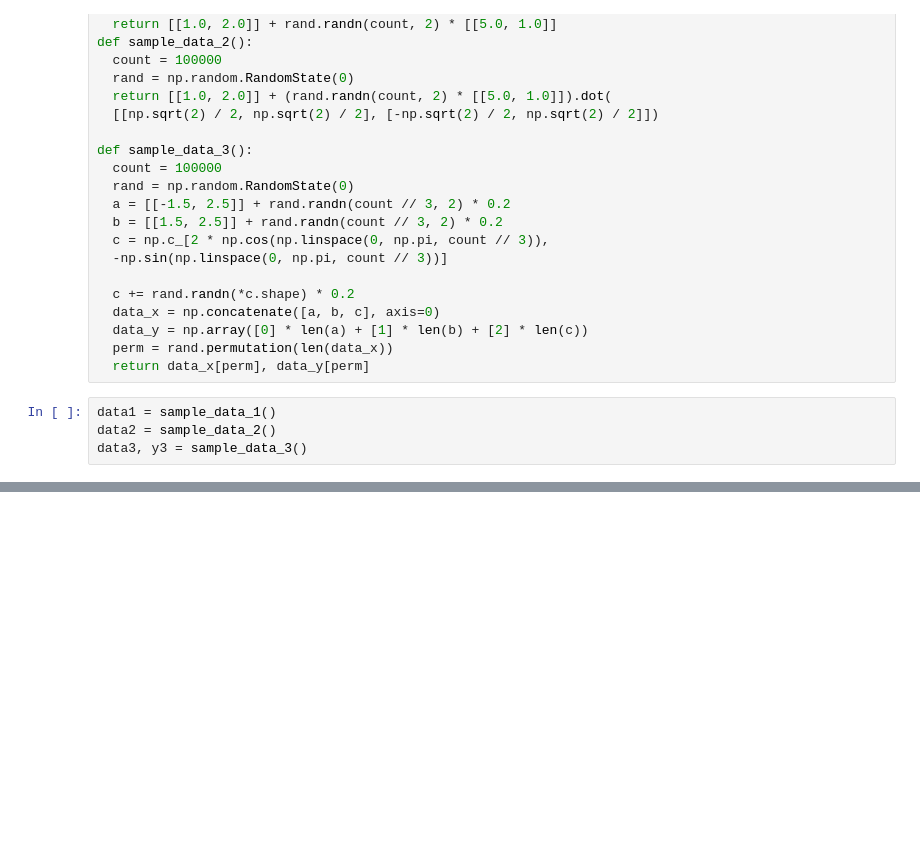
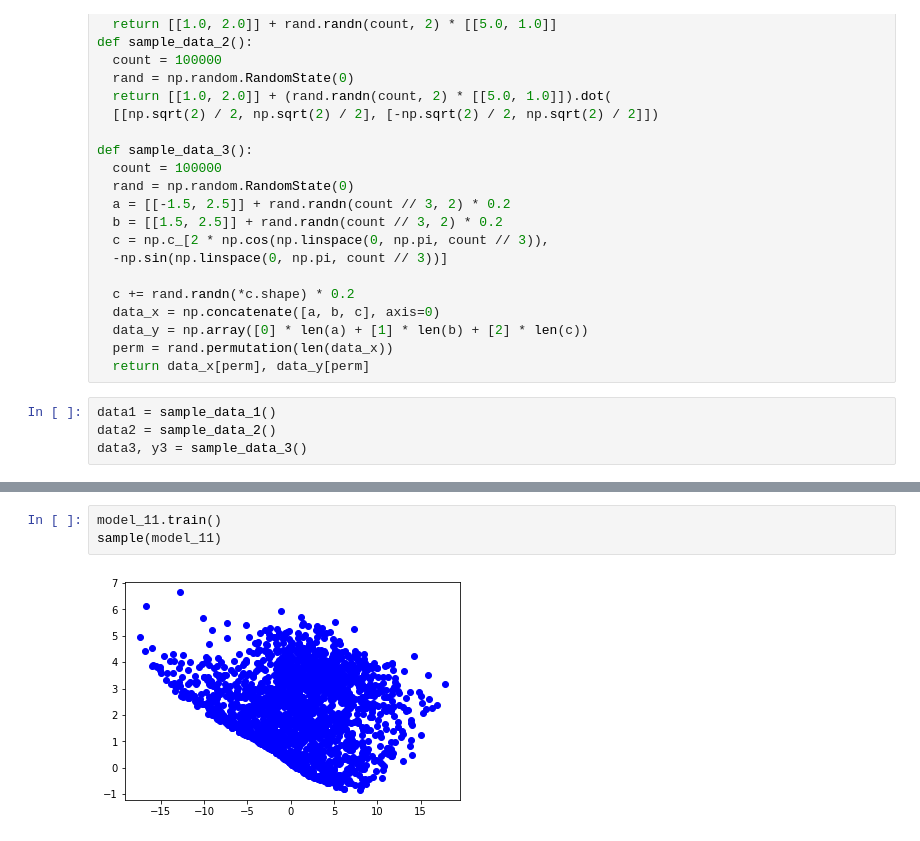
Before and after one commit to iisuslik43/dul, a Jupyter notebook: hw3.ipynb, the cells around one changed output, grey strips where cells are left out. Drawn from its saved outputs; the diff is of its cells as text; blank space fills up the shorter version.

```diff
--- a/hw3.ipynb
+++ b/hw3.ipynb
@@ -182,0 +283,5 @@ train(model3.to(device), VAELoss(), data3, use_wandb=True)
+# %%
+model_11.train()
+sample(model_11)
+# %% [output]
+[figure, added]
```
Also changed, not shown: parts of 27 cells of this notebook.
